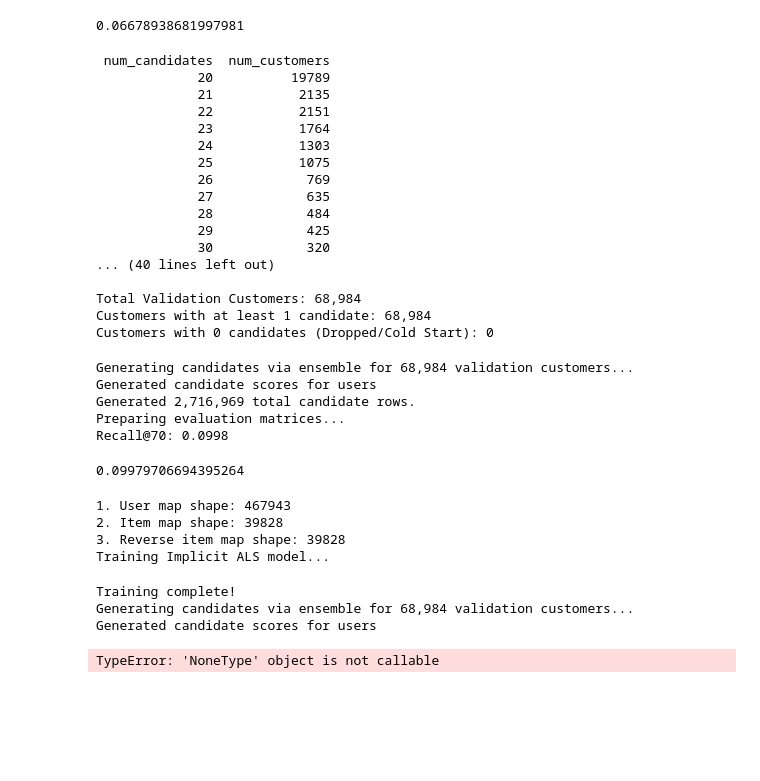
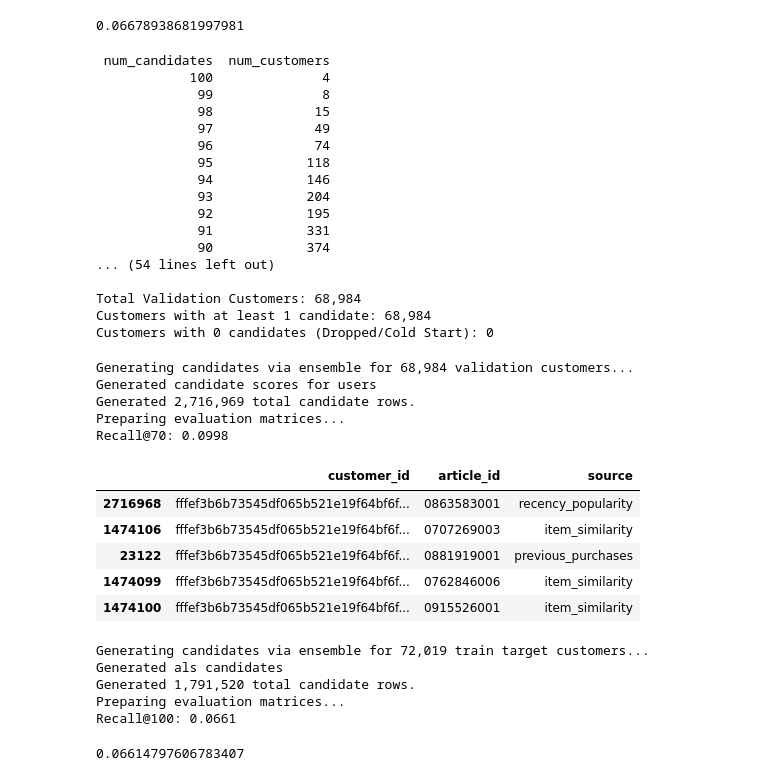
Before and after one commit to GayathriRenganathan/hm-fashion-recommendation, a Jupyter notebook: hm_recommendation.ipynb, the cells around one changed output. Drawn from its saved outputs; the diff is of its cells as text; code cells hidden in the pictures; blank space fills up the shorter version.

Commit message:
Final pipeline with validation data.

```diff
--- a/hm_recommendation.ipynb
+++ b/hm_recommendation.ipynb
@@ -223,7 +212,7 @@ counts_per_user = recs_df.groupby('customer_id').size()
 # 3. Group by candidate count to see the distribution
 distribution = counts_per_user.value_counts().reset_index()
 distribution.columns = ['num_candidates', 'num_customers']
-distribution = distribution.sort_values('num_candidates')
+distribution = distribution.sort_values('num_candidates',ascending=False)
 
 # Print the binned breakdown
 print(distribution.to_string(index=False))
@@ -236,68 +225,72 @@ print(f"Customers with at least 1 candidate: {customers_with_recs:,}")
 print(f"Customers with 0 candidates (Dropped/Cold Start): {total_val_customers - customers_with_recs:,}")
 # %% [output]
  num_candidates  num_customers
-             20          19789
-             21           2135
-             22           2151
-             23           1764
-             24           1303
-             25           1075
-             26            769
-             27            635
-             28            484
-             29            425
-             30            320
-... (40 lines left out)
+            100              4
+             99              8
+             98             15
+             97             49
+             96             74
+             95            118
+             94            146
+             93            204
+             92            195
+             91            331
+             90            374
+... (54 lines left out)
 
 Total Validation Customers: 68,984
 Customers with at least 1 candidate: 68,984
 Customers with 0 candidates (Dropped/Cold Start): 0
 # %%
-from src.candidate_retrieval.RecencyCandidates import RecencyCandidates
 val_customers = val_transactions['customer_id'].unique()
 
 generators_config = {
     "previous_purchases": (PreviousPurchases, {"lookback_weeks": 12, "k": 20}),
-    "item_cooccurrence": (
+    "item_similarity": (
         ItemSimilarityCandidates,
         {
             "lookback_weeks": 6,
             "min_item_frequency": 30,
             "neighbors": 10,
             "k": 30
         },
     ),
     "recency": (RecencyCandidates, {"lookback_weeks": 12, "k": 20}),
 }
 
 # Initialize the Ensemble
 ensemble = CandidateGeneratorEnsemble(
     transactions=train_transactions, articles=articles, generators=generators_config
 )
 
 # Generate candidates for validation customers
 print(
     f"Generating candidates via ensemble for {len(val_customers):,} validation"
     " customers..."
 )
-recs_df = ensemble.generate(users=val_customers)
+recs_df_3 = ensemble.generate(users=val_customers)
 
-print(f"Generated {len(recs_df):,} total candidate rows.")
-evaluate_candidates(recs_df, val_transactions, k=70)
+print(f"Generated {len(recs_df_3):,} total candidate rows.")
+evaluate_candidates(recs_df_3, val_transactions, k=70)
+recs_df_3.head()
 # %% [output]
 Generating candidates via ensemble for 68,984 validation customers...
 Generated candidate scores for users
 Generated 2,716,969 total candidate rows.
 Preparing evaluation matrices...
 Recall@70: 0.0998
-0.09979706694395264
+|  | customer_id | article_id | source |
+| 2716968 | fffef3b6b73545df065b521e19f64bf6f... | 0863583001 | recency_popularity |
+| 1474106 | fffef3b6b73545df065b521e19f64bf6f... | 0707269003 | item_similarity |
+| 23122 | fffef3b6b73545df065b521e19f64bf6f... | 0881919001 | previous_purchases |
+| 1474099 | fffef3b6b73545df065b521e19f64bf6f... | 0762846006 | item_similarity |
+| 1474100 | fffef3b6b73545df065b521e19f64bf6f... | 0915526001 | item_similarity |
 # %%
-from src.candidate_retrieval.AlsCandidates import ALSCandidates
-val_customers = val_transactions['customer_id'].unique()
+train_target_customers = train_target_tx['customer_id'].unique()
 
 generators_config = {
     "previous_purchases": (PreviousPurchases, {"lookback_weeks": 12, "k": 15}),
-    "item_cooccurrence": (
+    "item_similarity": (
         ItemSimilarityCandidates,
         {
             "lookback_weeks": 6,
@@ -307,29 +300,27 @@ generators_config = {
         },
     ),
     "recency": (RecencyCandidates, {"lookback_weeks": 12, "k": 20}),
-    "als": (ALSCandidates, {"lookback_weeks": 12, "k": 40})
+    "als": (ALSCandidates, {"model_path": als_train_history_file_path, "k": 40})
 }
 
 # Initialize the Ensemble
 ensemble = CandidateGeneratorEnsemble(
-    transactions=train_transactions, articles=articles, generators=generators_config
+    transactions=train_history_tx, articles=articles, generators=generators_config
 )
 
-# Generate candidates for validation customers
+# Generate candidates for train target customers
 print(
-    f"Generating candidates via ensemble for {len(val_customers):,} validation"
+    f"Generating candidates via ensemble for {len(train_target_customers):,} train target"
     " customers..."
 )
-recs_df = ensemble.generate(users=val_customers)
+recs_df_1 = ensemble.generate(users=train_target_customers)
 
-print(f"Generated {len(recs_df):,} total candidate rows.")
-evaluate_candidates(recs_df, val_transactions, k=100)
+print(f"Generated {len(recs_df_1):,} total candidate rows.")
+evaluate_candidates(recs_df_1, train_target_tx, k=100)
 # %% [output]
-1. User map shape: 467943
-2. Item map shape: 39828
-3. Reverse item map shape: 39828
-Training Implicit ALS model...
+Generating candidates via ensemble for 72,019 train target customers...
+Generated als candidates
+Generated 1,791,520 total candidate rows.
+Preparing evaluation matrices...
+Recall@100: 0.0661
-Training complete!
-Generating candidates via ensemble for 68,984 validation customers...
-Generated candidate scores for users
+0.06614797606783407
-TypeError: 'NoneType' object is not callable
```
Also changed, not shown: parts of 51 cells of this notebook, 16 other files.
